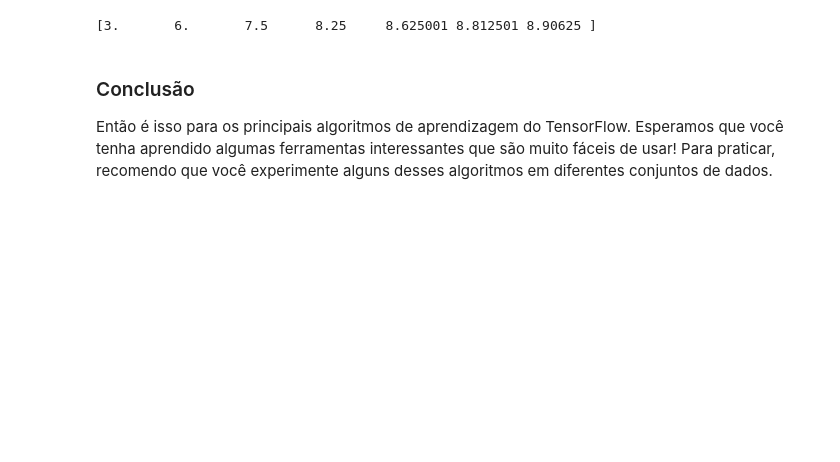
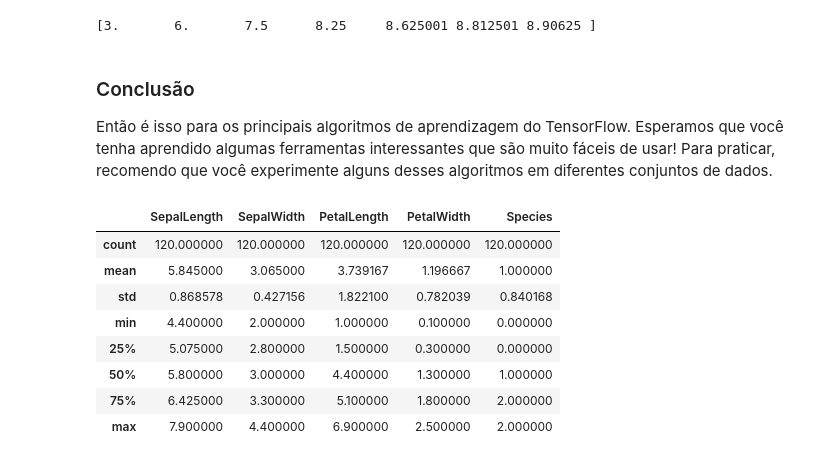
Before and after one commit to ThFaro/Python_Senai, a Jupyter notebook: TensorFlow/tensorflowModified.ipynb, the cells around one changed output. Cells and saved outputs as stored; diff of their text form; code cells hidden in the pictures; blank space fills up the shorter version.

```diff
--- a/TensorFlow/tensorflowModified.ipynb
+++ b/TensorFlow/tensorflowModified.ipynb
@@ -573,3 +543,15 @@ with tf.compat.v1.Session() as sess:
 ### Conclusão
 
 Então é isso para os principais algoritmos de aprendizagem do TensorFlow. Esperamos que você tenha aprendido algumas ferramentas interessantes que são muito fáceis de usar! Para praticar, recomendo que você experimente alguns desses algoritmos em diferentes conjuntos de dados.
+# %%
+train.describe()
+# %% [output]
+|  | SepalLength | SepalWidth | PetalLength | PetalWidth | Species |
+| count | 120.000000 | 120.000000 | 120.000000 | 120.000000 | 120.000000 |
+| mean | 5.845000 | 3.065000 | 3.739167 | 1.196667 | 1.000000 |
+| std | 0.868578 | 0.427156 | 1.822100 | 0.782039 | 0.840168 |
+| min | 4.400000 | 2.000000 | 1.000000 | 0.100000 | 0.000000 |
+| 25% | 5.075000 | 2.800000 | 1.500000 | 0.300000 | 0.000000 |
+| 50% | 5.800000 | 3.000000 | 4.400000 | 1.300000 | 1.000000 |
+| 75% | 6.425000 | 3.300000 | 5.100000 | 1.800000 | 2.000000 |
+| max | 7.900000 | 4.400000 | 6.900000 | 2.500000 | 2.000000 |
```
Also changed, not shown: parts of 7 cells of this notebook, 1 other file.
